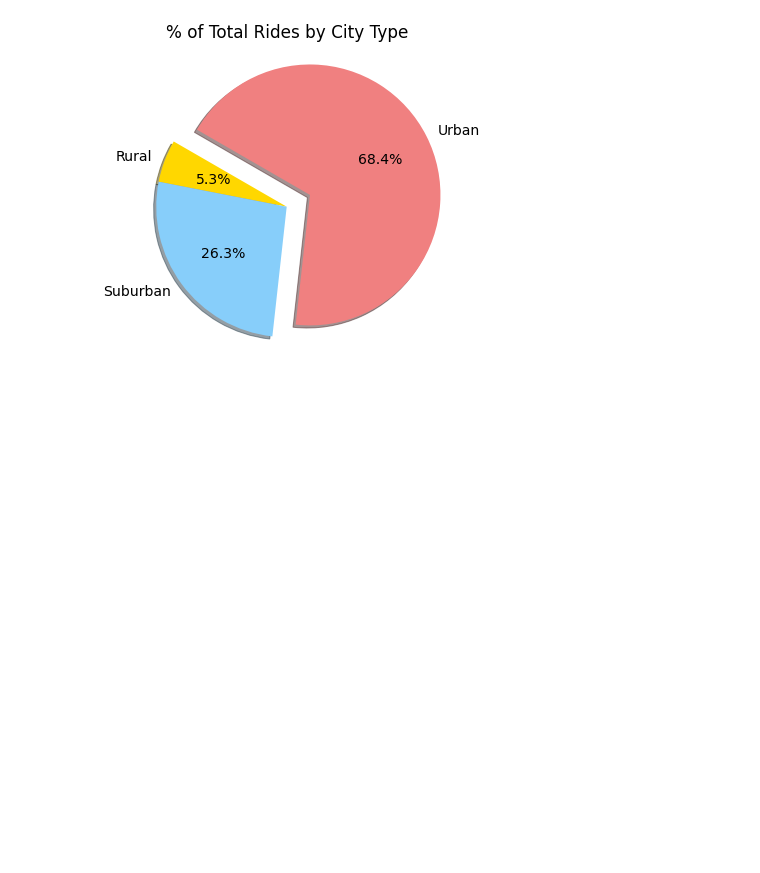
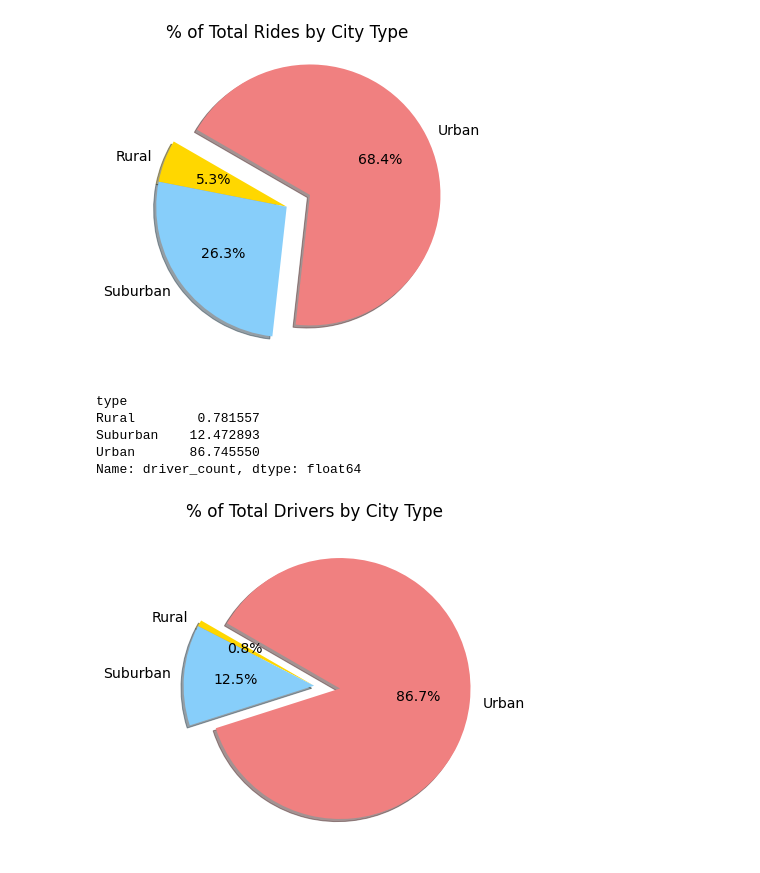
Before and after one commit to aboueim/PyBer_Analysis, a Jupyter notebook: Resources/PyBer.ipynb, the cells around one changed output. Saved outputs shown, nothing was run; the diff lists cells and outputs as text; code cells hidden in the pictures; blank space fills up the shorter version.

Commit message:
Pie Chart of % Total number of drivers by city type added

```diff
--- a/Resources/PyBer.ipynb
+++ b/Resources/PyBer.ipynb
@@ -812,3 +812,22 @@ plt.savefig("Fig6.png")
 plt.show()
 # %% [output]
 [figure]
+# %%
+# Calculate the percent of Total Drivers by City Type.
+percent_drivers = 100 * city_data_df.groupby('type').sum()['driver_count'] / pyber_data_df['driver_count'].sum()
+percent_drivers
+# %% [output]
+type
+Rural        0.781557
+Suburban    12.472893
+Urban       86.745550
+Name: driver_count, dtype: float64
+# %%
+# Create a Pie Chart of the percent of Total Drivers by City Type.
+plt.subplots(figsize=(10,6))
+plt.pie(percent_drivers, labels = ['Rural', 'Suburban', 'Urban'], colors = ['gold', 'lightskyblue', 'lightcoral'], explode = [0, 0, 0.2], shadow = True, autopct = '%.1f%%', startangle = 150)
+plt.title('% of Total Drivers by City Type')
+mpl.rcParams['font.size']=14
+plt.show()
+# %% [output]
+[figure, added]
```
Also changed, not shown: 1 other file.
